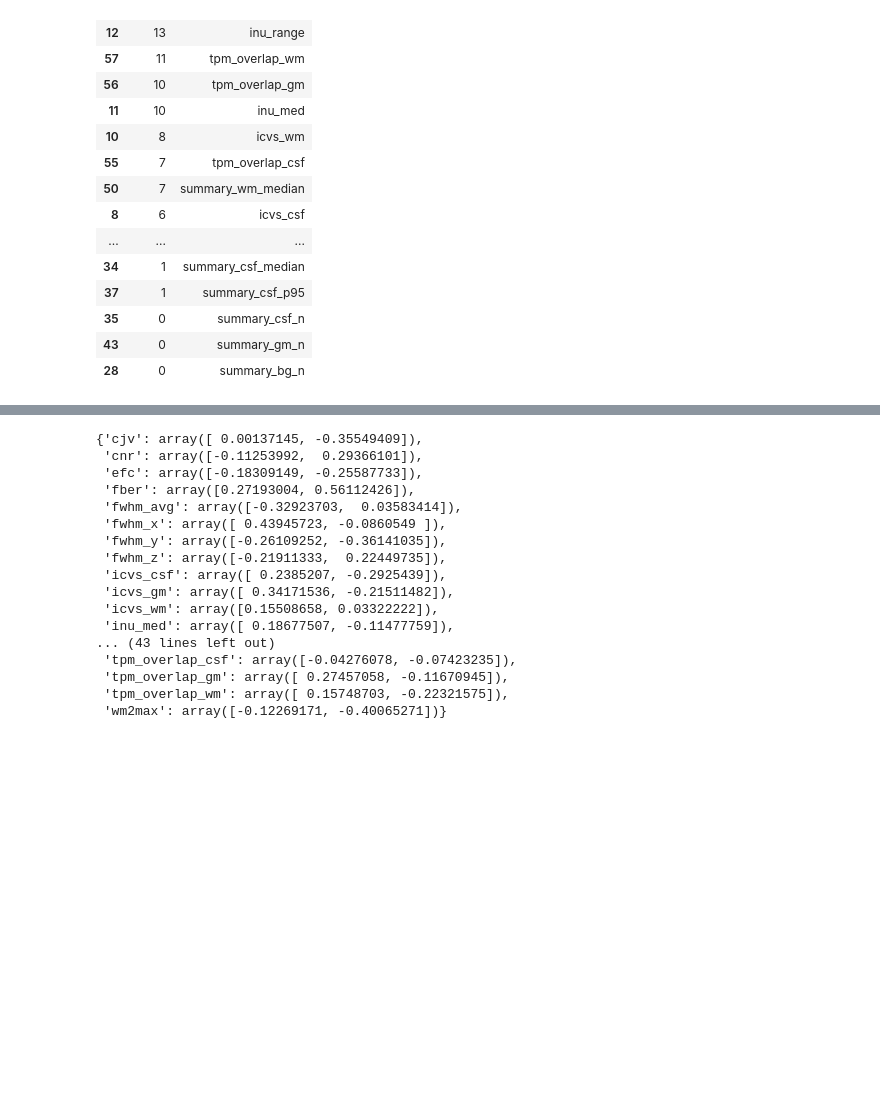
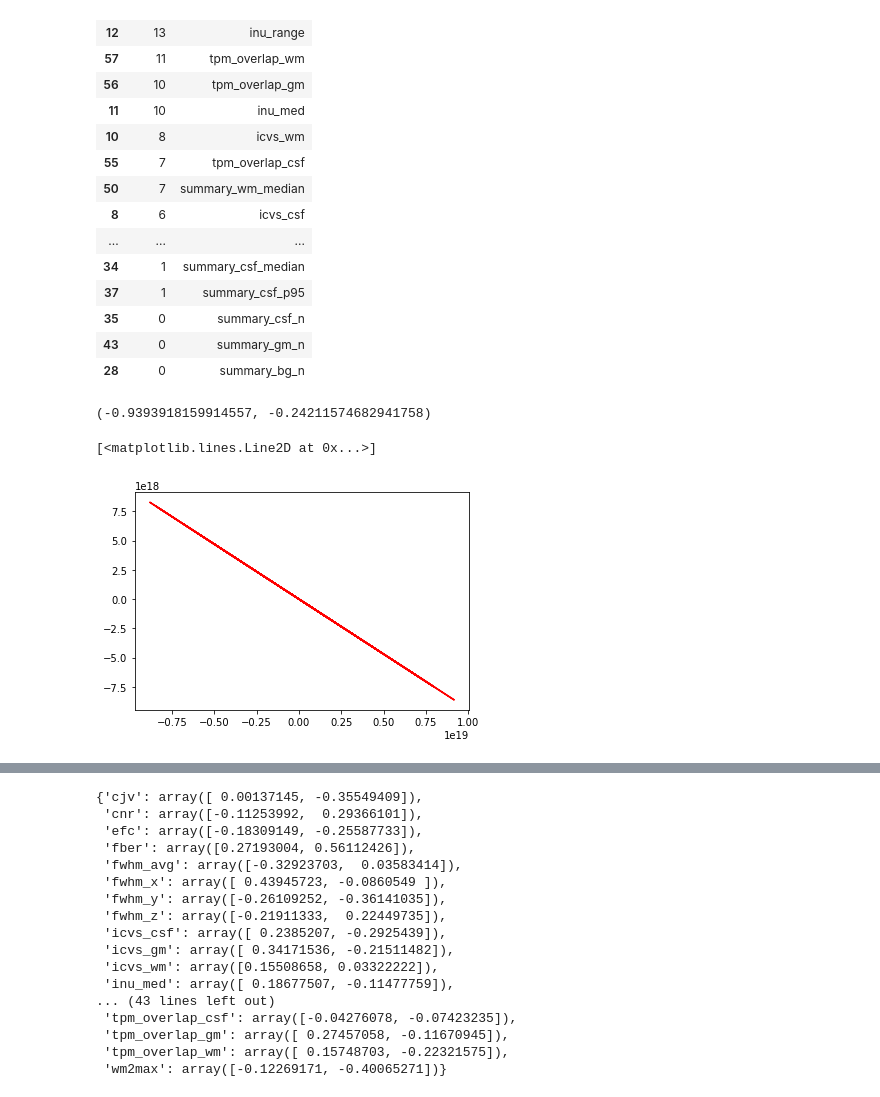
Before and after one commit to FMendezSlc/PREMCAS_COLAB, a Jupyter notebook: Classification_task.ipynb, the cells around one changed output, grey strips where cells are left out. Saved outputs shown, nothing was run; the diff lists cells and outputs as text; code cells hidden in the pictures; blank space fills up the shorter version.

```diff
--- a/Classification_task.ipynb
+++ b/Classification_task.ipynb
@@ -244,3 +254,12 @@ int_df
+# %%
+s, b
+# %% [output]
+(-0.9393918159914557, -0.24211574682941758)
+# %%
+plt.plot((10**np.array(deg)), (s*(10**np.array(deg))+b), 'r-')
+# %% [output]
+[<matplotlib.lines.Line2D at 0x...>]
+[figure, added]
 # %%
 mtr = int_df['count'].values.shape[0]
 # %%
```
Also changed, not shown: parts of 4 cells of this notebook.
